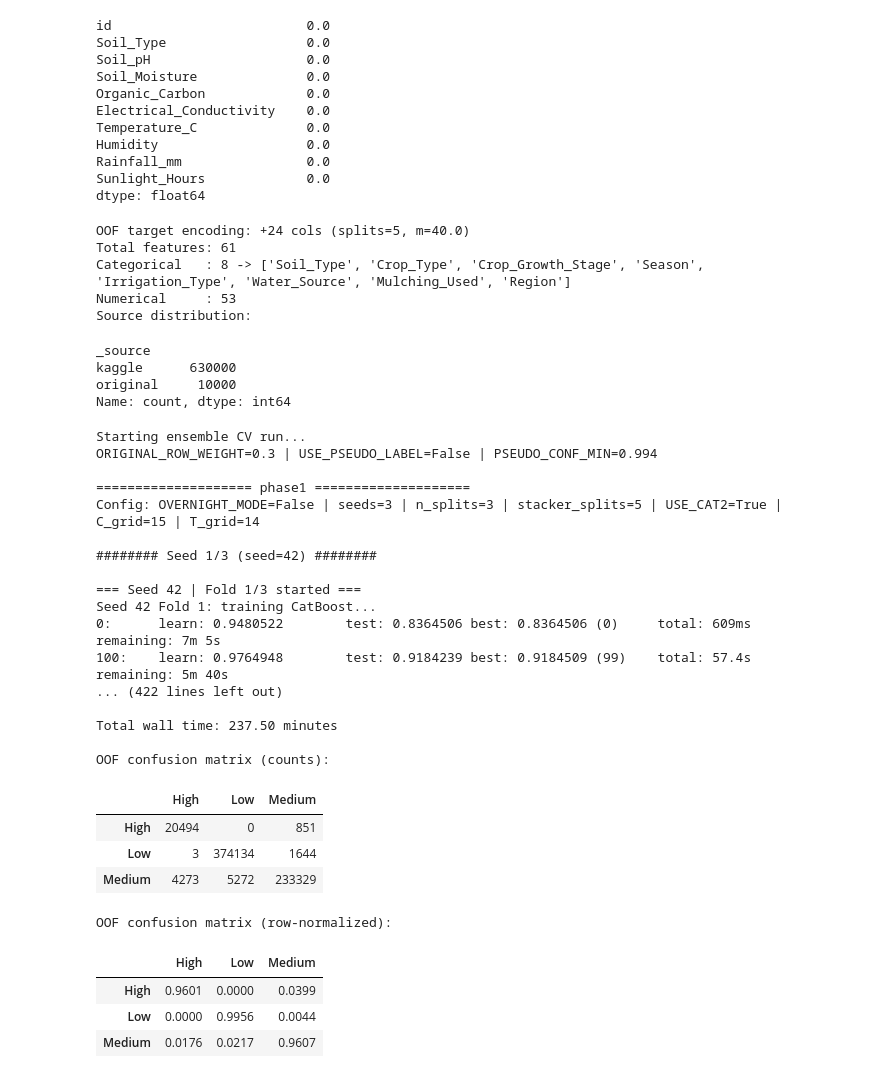
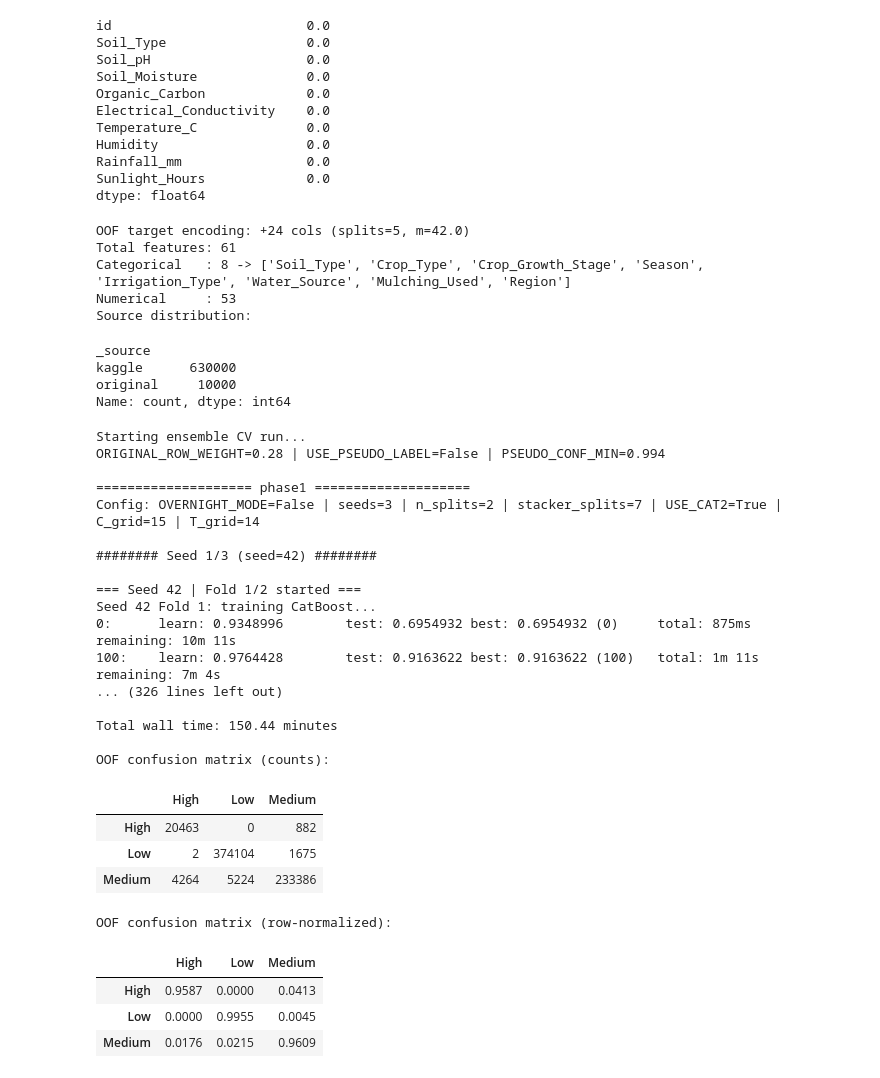
Before and after one commit to oivler/kaggle-predicting-irrigation-need, a Jupyter notebook: model.ipynb, the cells around one changed output. Saved outputs shown, nothing was run; the diff lists cells and outputs as text; code cells hidden in the pictures.

```diff
--- a/model.ipynb
+++ b/model.ipynb
@@ -37,8 +37,8 @@ SOURCE_COL = "_source"
 BASE_SEED = 42
 OVERNIGHT_MODE = False
 SEED_LIST = [42, 1337, 2026]
-N_SPLITS = 5 if OVERNIGHT_MODE else 3
-STACKER_SPLITS = 5
+N_SPLITS = 5 if OVERNIGHT_MODE else 2
+STACKER_SPLITS = 7
 STACKER_C_GRID = [
     0.25,
     0.35,
@@ -73,22 +73,20 @@ TEMPERATURE_GRID = [
     1.16,
 ]
 USE_ORIGINAL_DATA = True
-ORIGINAL_ROW_WEIGHT = 0.30
-ANCHOR_BLEND_WEIGHT = 0.06
+ORIGINAL_ROW_WEIGHT = 0.28
+ANCHOR_BLEND_WEIGHT = 0.055
 USE_ENGINEERED_FEATURES = True
 USE_TARGET_ENCODING = True
 USE_CAT2 = True
 TE_N_SPLITS = 5
-TE_SMOOTHING = 40.0
+TE_SMOOTHING = 42.0
 USE_PSEUDO_LABEL = OVERNIGHT_MODE  # pseudo phase-2 only overnight (~2x train time)
 PSEUDO_CONF_MIN = 0.994
 PSEUDO_MAX_PER_CLASS = 5000
 PSEUDO_ROW_WEIGHT = 0.22
 USE_ANCHOR_FALLBACK = False
 FALLBACK_CONF_THRESHOLD = 0.60
-SUBMISSION_EXTRA_BLENDS = [
-    (PROJECT_ROOT / "score97131.csv", 0.02),
-]
+SUBMISSION_EXTRA_BLENDS = []
 
 
 if not TRAIN_PATH.exists() or not TEST_PATH.exists():
@@ -301,7 +299,7 @@ print(f"Numerical     : {len(num_cols)}")
 print("Source distribution:")
 display(source_flag.value_counts())
 # %% [output]
-OOF target encoding: +24 cols (splits=5, m=40.0)
+OOF target encoding: +24 cols (splits=5, m=42.0)
 Total features: 61
 Categorical   : 8 -> ['Soil_Type', 'Crop_Type', 'Crop_Growth_Stage', 'Season', 'Irrigation_Type', 'Water_Source', 'Mulching_Used', 'Region']
 Numerical     : 53
@@ -486,6 +484,7 @@ def run_training_phase(train_df_run, phase_name):
                 learning_rate=xgb_lr,
                 max_depth=xgb_depth,
                 min_child_weight=3,
+                gamma=0.04,
                 subsample=0.9,
                 colsample_bytree=0.9,
                 reg_lambda=1.0,
@@ -728,19 +727,6 @@ def run_training_phase(train_df_run, phase_name):
 
     print(f"Best temperature T={best_T} OOF balanced_accuracy={best_temp_score:.6f}")
 
-    # Fine local temperature refinement (cheap, often helps LB stability)
-    t_start = max(0.5, best_T - 0.06)
-    t_stop = min(1.3, best_T + 0.061)
-    for T in np.round(np.arange(t_start, t_stop, 0.01), 2):
-        tp = temper_probs(best_stack_proba_oof, T)
-        pred_lbl = [idx_to_class[i] for i in np.argmax(tp, axis=1)]
-        sc = balanced_accuracy_score(y, pred_lbl)
-        if sc > best_temp_score:
-            best_temp_score = sc
-            best_T = float(T)
-
-    print(f"Refined temperature T={best_T} OOF balanced_accuracy={best_temp_score:.6f}")
-
     oof_after_temp = temper_probs(best_stack_proba_oof, best_T)
     test_after_temp = temper_probs(best_stack_proba_test, best_T)
 
@@ -761,23 +747,6 @@ def run_training_phase(train_df_run, phase_name):
                 bias_checks += 1
                 if bias_checks % 200 == 0:
                     print(f"Bias search progress: checked {bias_checks} combos")
-                if score > best_bias_score:
-                    best_bias_score = score
-                    best_bias = bias.copy()
-
-    # Fine local bias refinement around coarse optimum
-    bstep = 0.005
-    b_low_grid = np.arange(max(-0.08, best_bias[0] - 0.02), min(0.08, best_bias[0] + 0.021), bstep)
-    b_med_grid = np.arange(max(-0.08, best_bias[1] - 0.02), min(0.08, best_bias[1] + 0.021), bstep)
-    b_high_grid = np.arange(max(-0.08, best_bias[2] - 0.02), min(0.08, best_bias[2] + 0.021), bstep)
-    for b_low in b_low_grid:
-        for b_med in b_med_grid:
-            for b_high in b_high_grid:
-                bias = np.array([b_low, b_med, b_high], dtype=np.float64)
-                biased_oof = oof_after_temp + bias
-                pred_idx = np.argmax(biased_oof, axis=1)
-                pred_labels = [idx_to_class[i] for i in pred_idx]
-                score = balanced_accuracy_score(y, pred_labels)
                 if score > best_bias_score:
                     best_bias_score = score
                     best_bias = bias.copy()
@@ -856,48 +825,48 @@ print(
     f"PSEUDO_CONF_MIN={PSEUDO_CONF_MIN}"
 )
 
 out1 = run_training_phase(TRAIN_DF_BASE.copy(), "phase1")
 final_out = out1
 test_proba = out1["test_proba"]
 
 if USE_PSEUDO_LABEL:
     train_aug = build_pseudo_augmented_train(TRAIN_DF_BASE, test_df, out1["test_after_temp"])
     out2 = run_training_phase(train_aug, "phase2")
     final_out = out2
     test_proba = out2["test_proba"]
 
 print(f"\nTotal wall time: {(time.perf_counter() - total_t0) / 60.0:.2f} minutes")
 print("\nOOF confusion matrix (counts):")
 display(final_out["cm_counts"])
 print("\nOOF confusion matrix (row-normalized):")
 display(final_out["cm_row_pct"])
 # %% [output]
 Starting ensemble CV run...
-ORIGINAL_ROW_WEIGHT=0.3 | USE_PSEUDO_LABEL=False | PSEUDO_CONF_MIN=0.994
+ORIGINAL_ROW_WEIGHT=0.28 | USE_PSEUDO_LABEL=False | PSEUDO_CONF_MIN=0.994
 
 ==================== phase1 ====================
-Config: OVERNIGHT_MODE=False | seeds=3 | n_splits=3 | stacker_splits=5 | USE_CAT2=True | C_grid=15 | T_grid=14
+Config: OVERNIGHT_MODE=False | seeds=3 | n_splits=2 | stacker_splits=7 | USE_CAT2=True | C_grid=15 | T_grid=14
 
 ######## Seed 1/3 (seed=42) ########
 
-=== Seed 42 | Fold 1/3 started ===
+=== Seed 42 | Fold 1/2 started ===
 Seed 42 Fold 1: training CatBoost...
-0:      learn: 0.9480522        test: 0.8364506 best: 0.8364506 (0)     total: 609ms    remaining: 7m 5s
-100:    learn: 0.9764948        test: 0.9184239 best: 0.9184509 (99)    total: 57.4s    remaining: 5m 40s
-... (422 lines left out)
+0:      learn: 0.9348996        test: 0.6954932 best: 0.6954932 (0)     total: 875ms    remaining: 10m 11s
+100:    learn: 0.9764428        test: 0.9163622 best: 0.9163622 (100)   total: 1m 11s   remaining: 7m 4s
+... (326 lines left out)
 
-Total wall time: 237.50 minutes
+Total wall time: 150.44 minutes
 
 OOF confusion matrix (counts):
 |  | High | Low | Medium |
-| High | 20494 | 0 | 851 |
-| Low | 3 | 374134 | 1644 |
-| Medium | 4273 | 5272 | 233329 |
+| High | 20463 | 0 | 882 |
+| Low | 2 | 374104 | 1675 |
+| Medium | 4264 | 5224 | 233386 |
 OOF confusion matrix (row-normalized):
 |  | High | Low | Medium |
-| High | 0.9601 | 0.0000 | 0.0399 |
-| Low | 0.0000 | 0.9956 | 0.0044 |
-| Medium | 0.0176 | 0.0217 | 0.9607 |
+| High | 0.9587 | 0.0000 | 0.0413 |
+| Low | 0.0000 | 0.9955 | 0.0045 |
+| Medium | 0.0176 | 0.0215 | 0.9609 |
 # %%
 test_proba_blend = test_proba.copy()
 if ANCHOR_BLEND_WEIGHT > 0 and ANCHOR_SUB_PATH.exists():
```
Also changed, not shown: parts of 2 cells of this notebook.
